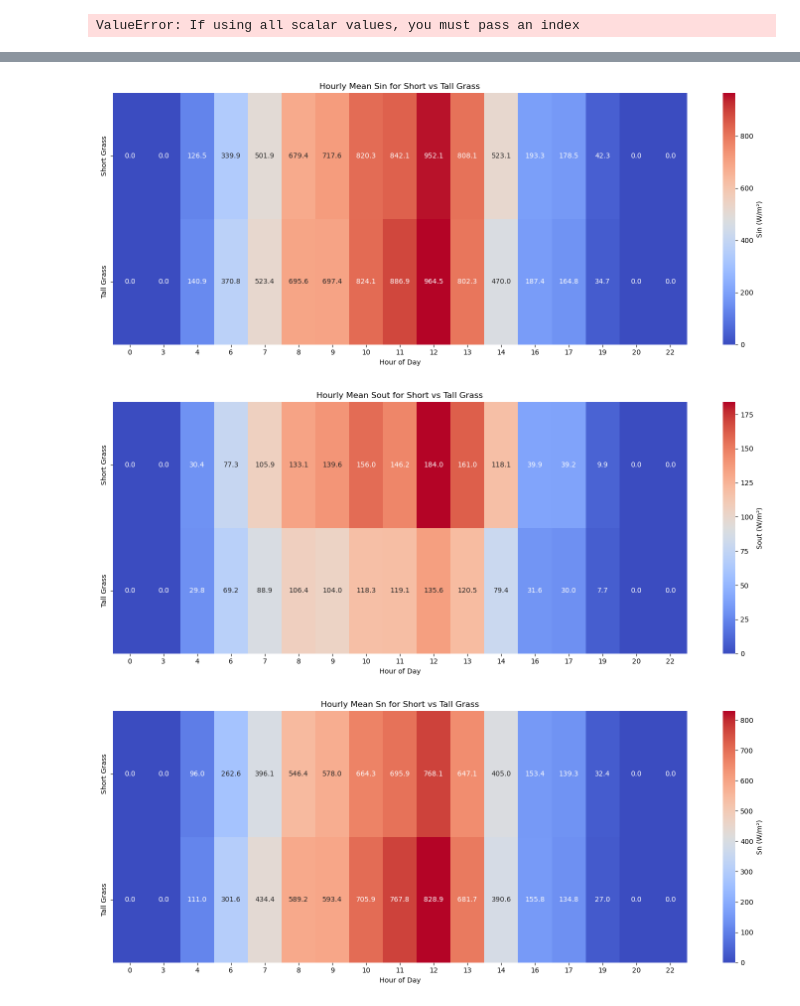
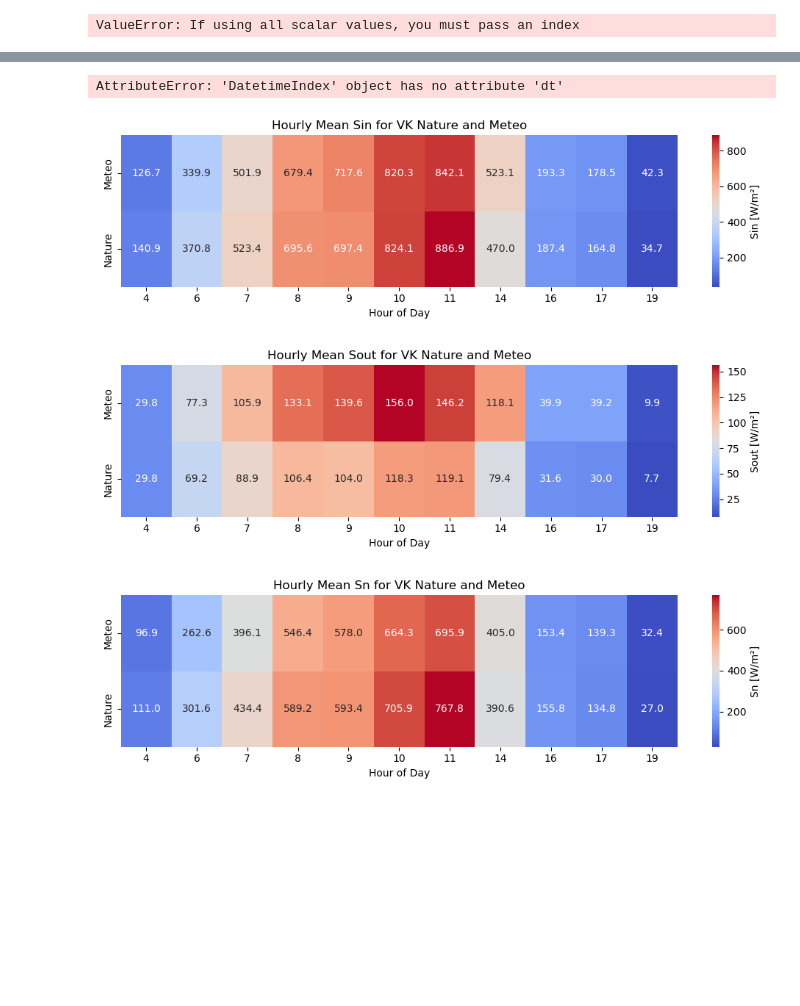
Before and after one commit to olgakarwowska/Field-Training-Data-Analysis-RB-EB, a Jupyter notebook: Vegetation_EB_RB.ipynb, the cells around one changed output, grey strips where cells are left out. Drawn from its saved outputs; the diff is of its cells as text; code cells hidden in the pictures; blank space fills up the shorter version.

```diff
--- a/Vegetation_EB_RB.ipynb
+++ b/Vegetation_EB_RB.ipynb
@@ -47,3 +64,16 @@ def create_datetime(row):
     return dt
 
 merged_df_mobrad['datetime'] = merged_df_mobrad.apply(create_datetime, axis=1)
+# %%
+# I want to delete collumns where datetime is between 12 and 13:30
+# That is when someone messed up the measoutrments
+# Define start and end times
+start_time = pd.to_datetime('12:00').time()
+end_time = pd.to_datetime('13:30').time()
+
+# Keep rows where the datetime's time is NOT between 12:00 and 13:30
+merged_df_mobrad = merged_df_mobrad[~merged_df_mobrad['datetime'].dt.time.between(start_time, end_time)]
+# %%
+# Dropping albedo outliers
+
+merged_df_mobrad = merged_df_mobrad[merged_df_mobrad['albedo'] <= 0.5]
@@ -674,7 +1312,7 @@ ValueError: If using all scalar values, you must pass an index
 # %%
 # Add hour column
-shortgrass_mobrad['hour'] = shortgrass_mobrad['datetime'].dt.hour
-tallgrass_mobrad['hour'] = tallgrass_mobrad['datetime'].dt.hour
+shortgrass_mobrad['hour'] = shortgrass_mobrad.index.dt.hour
+tallgrass_mobrad['hour'] = tallgrass_mobrad.index.dt.hour
 
 # Variables you want to compare
 variables = ['Sin', 'Sout', 'Sn', 'Lin', 'Lout', 'Ln', 'Rn']
@@ -700,40 +1338,42 @@ for var in variables:
     plt.xlabel('Hour of Day')
     plt.ylabel('')
     plt.show()
+# %% [output]
+AttributeError: 'DatetimeIndex' object has no attribute 'dt'
 # %%
 # Add 'hour' column using datetime index
 shortgrass_mobrad['hour'] = shortgrass_mobrad.index.hour
 tallgrass_mobrad['hour'] = tallgrass_mobrad.index.hour
 
 # Variables to compare
 variables = ['Sin', 'Sout', 'Sn', 'Lin', 'Lout', 'Ln', 'Rn']
 
 # Compute hourly means
 short_hourly = shortgrass_mobrad.groupby('hour')[variables].mean()
 tall_hourly = tallgrass_mobrad.groupby('hour')[variables].mean()
 
 # Combine for plotting
 hourly_df = pd.concat(
-    {'Short Grass': short_hourly, 'Tall Grass': tall_hourly},
+    {'Meteo': short_hourly, 'Nature': tall_hourly},
     names=['Grass Type', 'Hour']
 ).reset_index()
 
 # Plot heatmaps
 for var in variables:
     heatmap_data = hourly_df.pivot(index='Grass Type', columns='Hour', values=var)
 
-    plt.figure(figsize=(15, 6))
+    plt.figure(figsize=(10, 3))
     sns.heatmap(
         heatmap_data,
         cmap='coolwarm', annot=True, fmt=".1f",
-        cbar_kws={'label': f'{var} (W/m²)'}
+        cbar_kws={'label': f'{var} [W/m²]'}
     )
-    plt.title(f'Hourly Mean {var} for Short vs Tall Grass')
+    plt.title(f'Hourly Mean {var} for VK Nature and Meteo')
     plt.xlabel('Hour of Day')
     plt.ylabel('')
     plt.tight_layout()
     plt.show()
 # %% [output]
-[figure, old version]
+[figure, new version]
-[figure, old version]
+[figure, new version]
-[figure, old version]
+[figure, new version]
```
Also changed, not shown: parts of 103 cells of this notebook, 4 other files.
